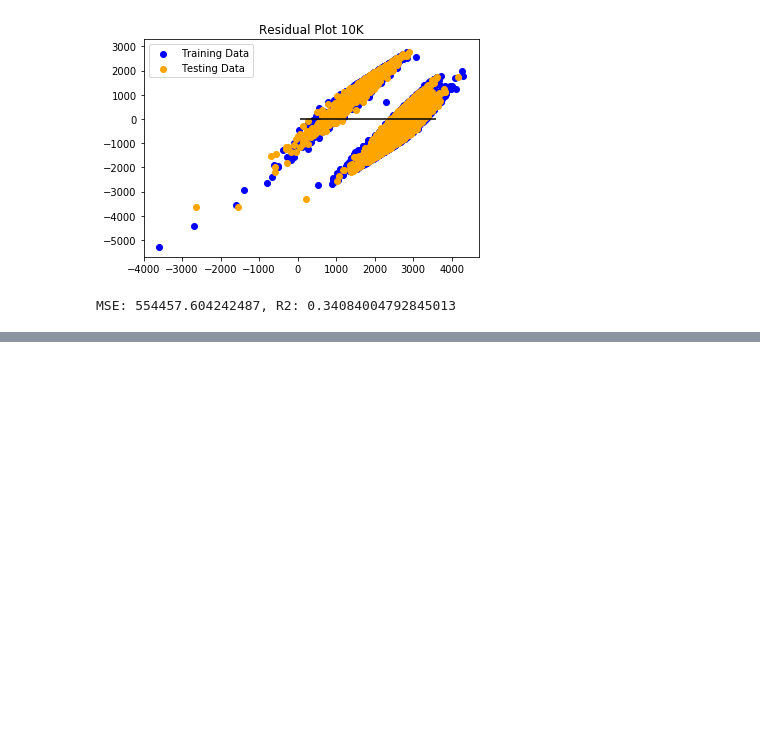
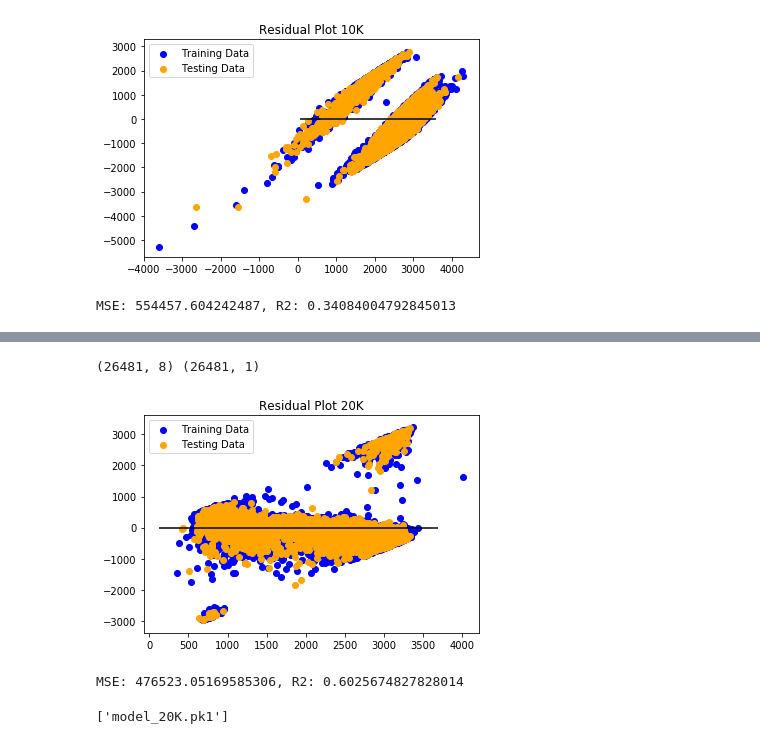
Before and after one commit to amcm29/MachineLearning_Marathon, a Jupyter notebook: boston_model.ipynb, the cells around one changed output, grey strips where cells are left out. Drawn from its saved outputs; the diff is of its cells as text; code cells hidden in the pictures; blank space fills up the shorter version.

```diff
--- a/boston_model.ipynb
+++ b/boston_model.ipynb
@@ -335,0 +484,57 @@ MSE: 554457.604242487, R2: 0.34084004792845013
+# %%
+# Re-run the model with the Bib numbers as a feature and for the 5K, 10K and 15K split times to predict 20K time
+
+### set up data for modeling
+X_20K = boston2016_clean[['Bib', 'Age','Official Time Duration', 'F', 'M', '5K Duration', '10K Duration', '15K Duration']]
+y_20K = boston2016_clean['20K Duration'].values.reshape(-1, 1)
+print(X_20K.shape, y_20K.shape)
+
+# split the data into test and train subsets
+
+from sklearn.model_selection import train_test_split
+
+X_train_20K, X_test_20K, y_train_20K, y_test_20K = train_test_split(X_20K, y_20K, random_state=29)
+# X_train_20K.head()
+
+# Create a linear regression model and fit it to the training data
+
+from sklearn.linear_model import LinearRegression
+model_20K = LinearRegression()
+model_20K.fit(X_train_20K, y_train_20K)
+
+# Make predictions
+
+predictions_20K = model_20K.predict(X_test_20K)
+
+# Plot the residuals
+
+plt.scatter(model_20K.predict(X_train_20K), model_20K.predict(X_train_20K) - y_train_20K, c="blue", label="Training Data")
+plt.scatter(model_20K.predict(X_test_20K), model_20K.predict(X_test_20K) - y_test_20K, c="orange", label="Testing Data")
+plt.legend()
+plt.hlines(y=0, xmin=y_test_20K.min(), xmax=y_test_20K.max())
+plt.title("Residual Plot 20K")
+plt.show()
+# %% [output]
+(26481, 8) (26481, 1)
+[figure, added]
+# %%
+# Used X_test, y_test, and model.predict(X_test) to calculate MSE and R2
+
+from sklearn.metrics import mean_squared_error
+
+MSE = mean_squared_error(y_test_15K, predictions_15K)
+r2 = model_20K.score(X_test_20K, y_test_20K)
+
+
+print(f"MSE: {MSE}, R2: {r2}")
+# %% [output]
+MSE: 476523.05169585306, R2: 0.6025674827828014
+# %%
+# Save the model as pickle file
+
+import pickle
+from sklearn.externals import joblib
+
+joblib.dump(model_20K, 'model_20K.pk1')
+# %% [output]
+['model_20K.pk1']
```
Also changed, not shown: parts of 24 cells of this notebook.
